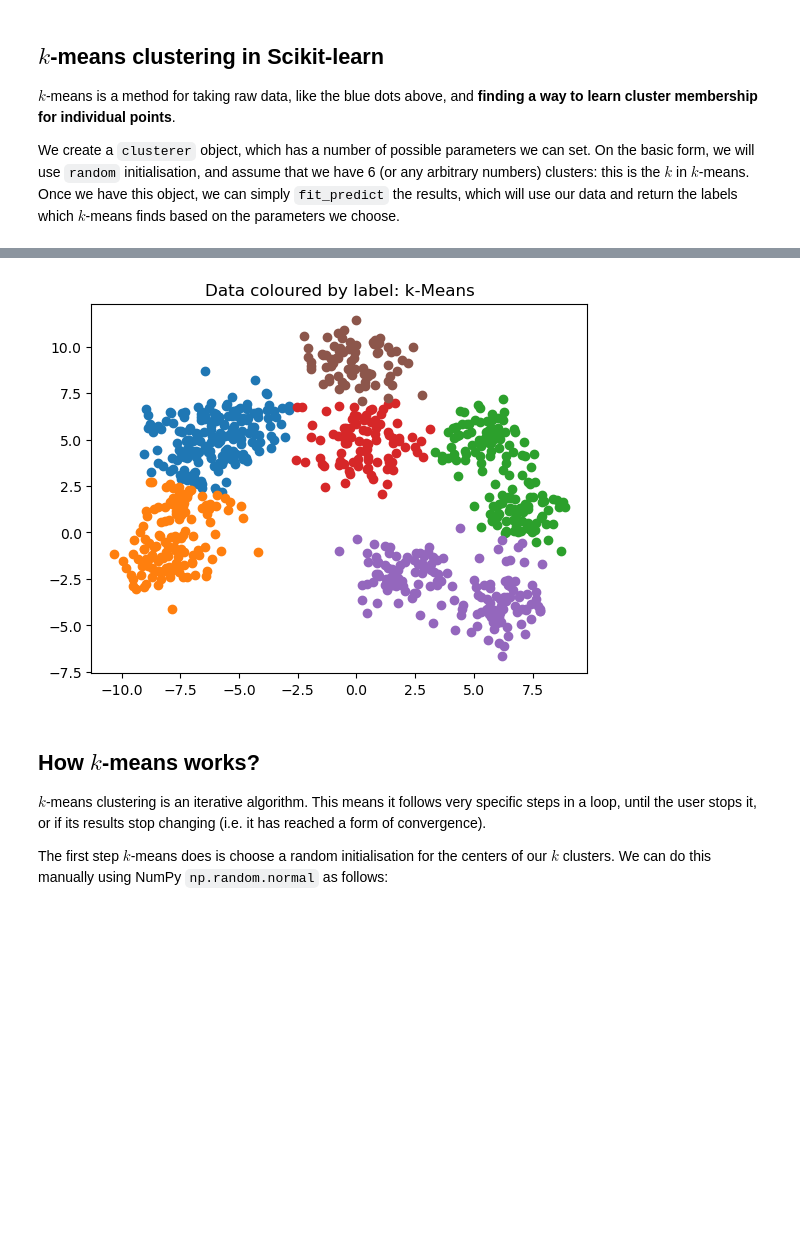
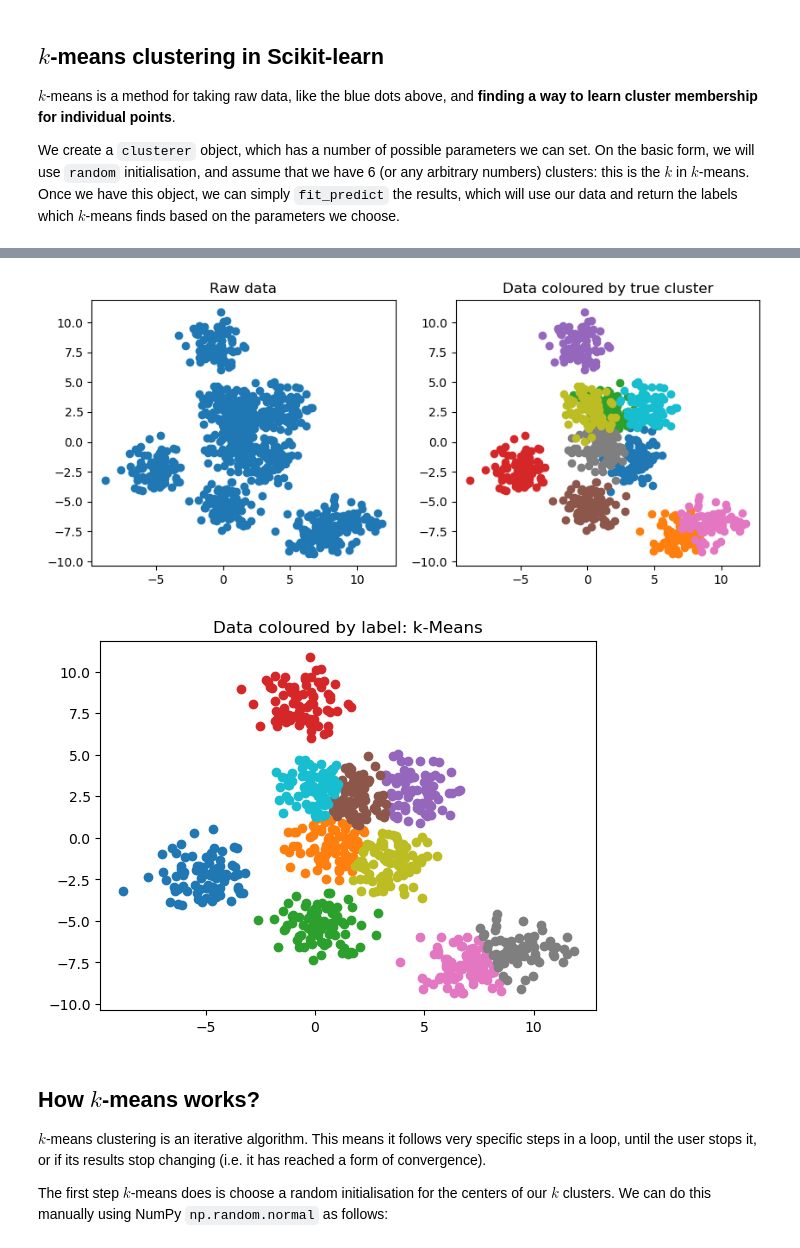
Before and after one commit to faizuddin/ISB46703, a Jupyter notebook: learning/unsupervised_kmeans.ipynb, the cells around one changed output, grey strips where cells are left out. Saved outputs shown, nothing was run; the diff lists cells and outputs as text; code cells hidden in the pictures; blank space fills up the shorter version.

```diff
--- a/learning/unsupervised_kmeans.ipynb
+++ b/learning/unsupervised_kmeans.ipynb
@@ -30,7 +30,7 @@ make_blobs(n_samples=100, n_features=2, *, centers=None, cluster_std=1.0, center
 ## Sample dataset
 Generate a dummy dataset using `make_blobs(...)`. It is always useful to see the shape of the generated dummy data.
 # %%
-data, labels = make_blobs(n_samples=200, n_features=2, centers=5)
+data, labels = make_blobs(n_samples=500, n_features=2, centers=5)
 print(f'Data shape: {data.shape}')
 print(f'Labels shape: {labels.shape}')
 # %% [output]
@@ -154,17 +181,31 @@ File:           ~/opt/anaconda3/envs/main/lib/python3.11/site-packages/sklearn/c
 Type:           ABCMeta
 Subclasses:
 # %%
-clusterer = KMeans(n_clusters=6, init="random", n_init=10)
+# Original dataset
+fig, axes = plt.subplots(1,2, figsize=(10,4))
+axes[0].scatter(data[:,0], data[:,1])
+axes[0].set_title("Raw data")
+
+for label in np.unique(_):
+  data_filter = data[_==label]
+  axes[1].scatter(data_filter[:,0], data_filter[:,1])
+  axes[1].set_title("Data coloured by true cluster")
+
+plt.show()
+
+clusterer = KMeans(n_clusters=10, init="random", n_init=10)
 res_kmean = clusterer.fit_predict(data)
 
+# K-means cluster
 for label in np.unique(res_kmean):
   data_filter = data[res_kmean==label]
   plt.scatter(data_filter[:,0], data_filter[:,1])
   plt.title("Data coloured by label: k-Means")
 
 plt.show()
 # %% [output]
-[figure, old version]
+[figure, new version]
+[figure, added]
 # %% [markdown]
 ## How $k$-means works?
 
```
Also changed, not shown: parts of 17 cells of this notebook, 1 other file.
